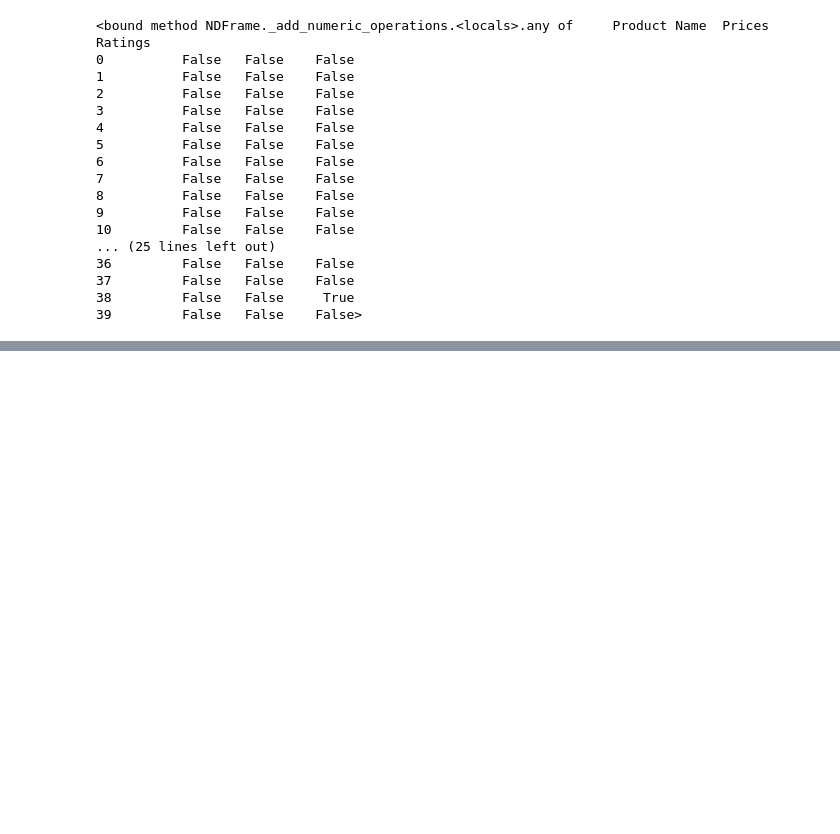
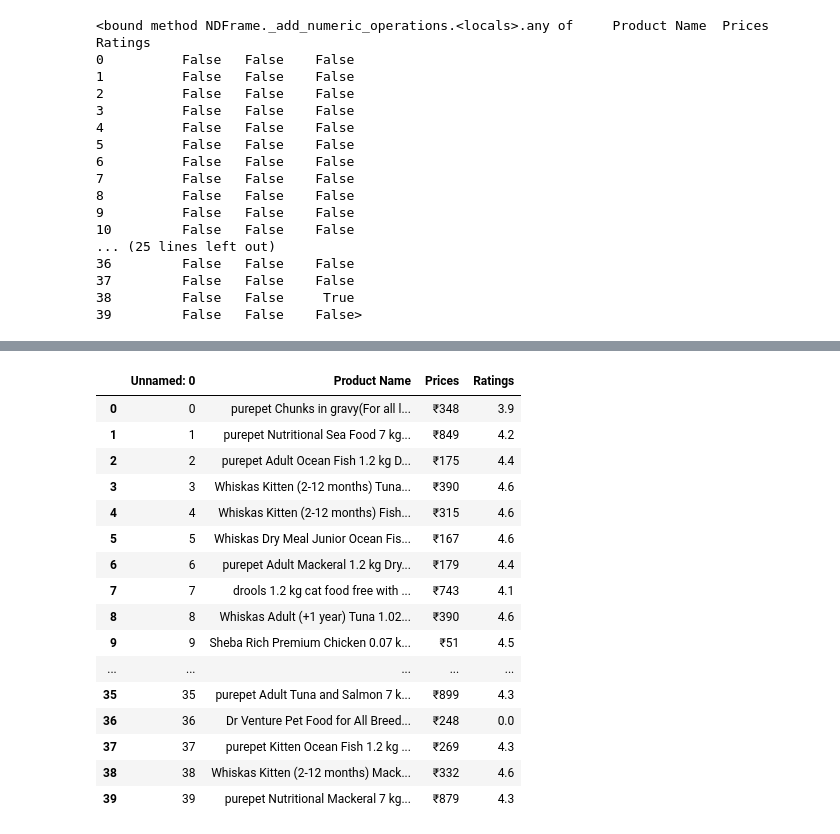
Before and after one commit to TorisL/Assignment, a Jupyter notebook: assignment4/Assignment 4.ipynb, the cells around one changed output, grey strips where cells are left out. Drawn from its saved outputs; the diff is of its cells as text; code cells hidden in the pictures; blank space fills up the shorter version.

```diff
--- a/assignment4/Assignment 4.ipynb
+++ b/assignment4/Assignment 4.ipynb
@@ -153,0 +153,23 @@ df
+# %%
+import csv
+import pandas as pd
+df.to_csv('cat.csv')
+df
+# %% [output]
+|  | Unnamed: 0 | Product Name | Prices | Ratings |
+| 0 | 0 | purepet Chunks in gravy(For all l... | ₹348 | 3.9 |
+| 1 | 1 | purepet Nutritional Sea Food 7 kg... | ₹849 | 4.2 |
+| 2 | 2 | purepet Adult Ocean Fish 1.2 kg D... | ₹175 | 4.4 |
+| 3 | 3 | Whiskas Kitten (2-12 months) Tuna... | ₹390 | 4.6 |
+| 4 | 4 | Whiskas Kitten (2-12 months) Fish... | ₹315 | 4.6 |
+| 5 | 5 | Whiskas Dry Meal Junior Ocean Fis... | ₹167 | 4.6 |
+| 6 | 6 | purepet Adult Mackeral 1.2 kg Dry... | ₹179 | 4.4 |
+| 7 | 7 | drools 1.2 kg cat food free with ... | ₹743 | 4.1 |
+| 8 | 8 | Whiskas Adult (+1 year) Tuna 1.02... | ₹390 | 4.6 |
+| 9 | 9 | Sheba Rich Premium Chicken 0.07 k... | ₹51 | 4.5 |
+| ... | ... | ... | ... | ... |
+| 35 | 35 | purepet Adult Tuna and Salmon 7 k... | ₹899 | 4.3 |
+| 36 | 36 | Dr Venture Pet Food for All Breed... | ₹248 | 0.0 |
+| 37 | 37 | purepet Kitten Ocean Fish 1.2 kg ... | ₹269 | 4.3 |
+| 38 | 38 | Whiskas Kitten (2-12 months) Mack... | ₹332 | 4.6 |
+| 39 | 39 | purepet Nutritional Mackeral 7 kg... | ₹879 | 4.3 |
```
Also changed, not shown: parts of 10 cells of this notebook, 25 other files.
